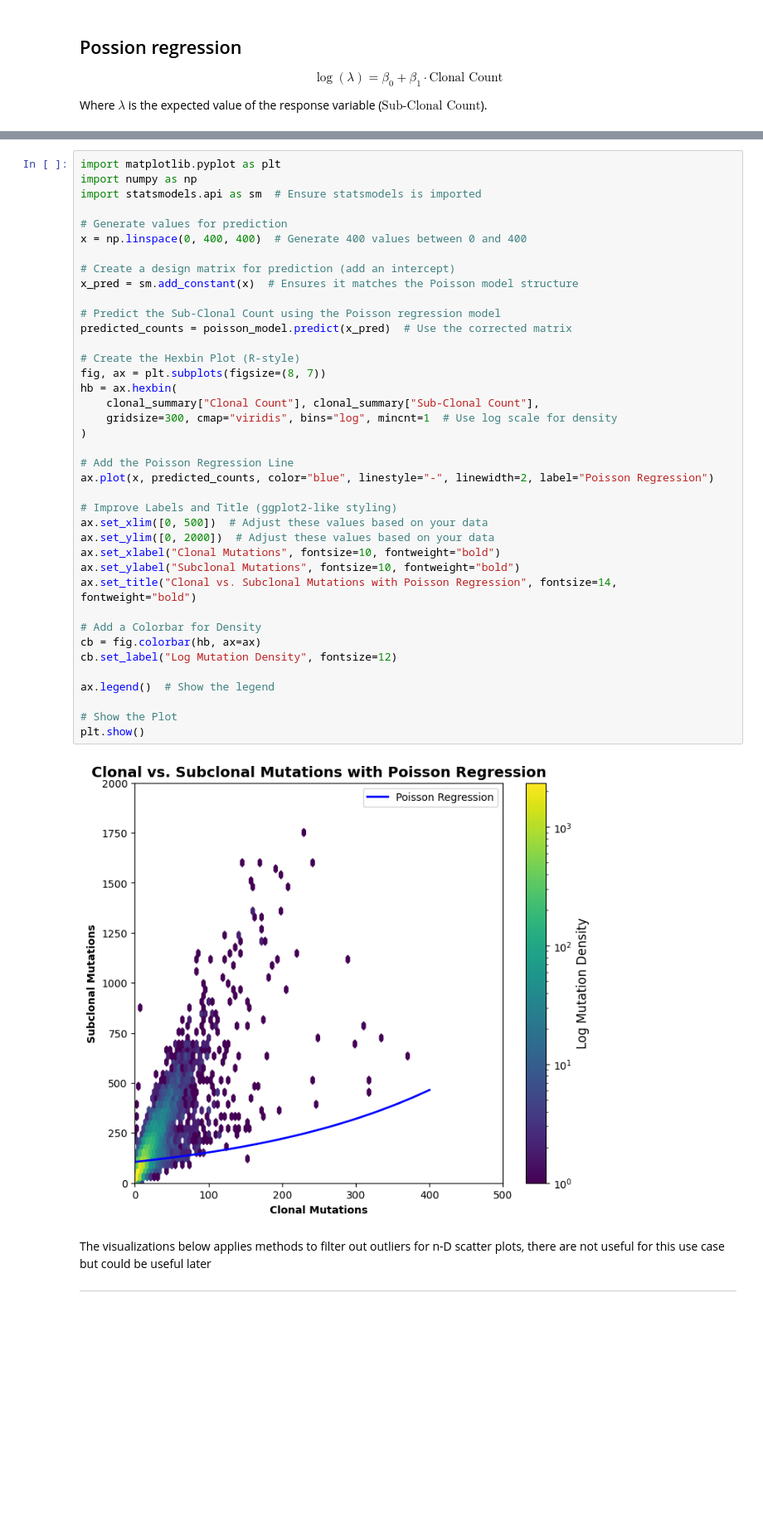
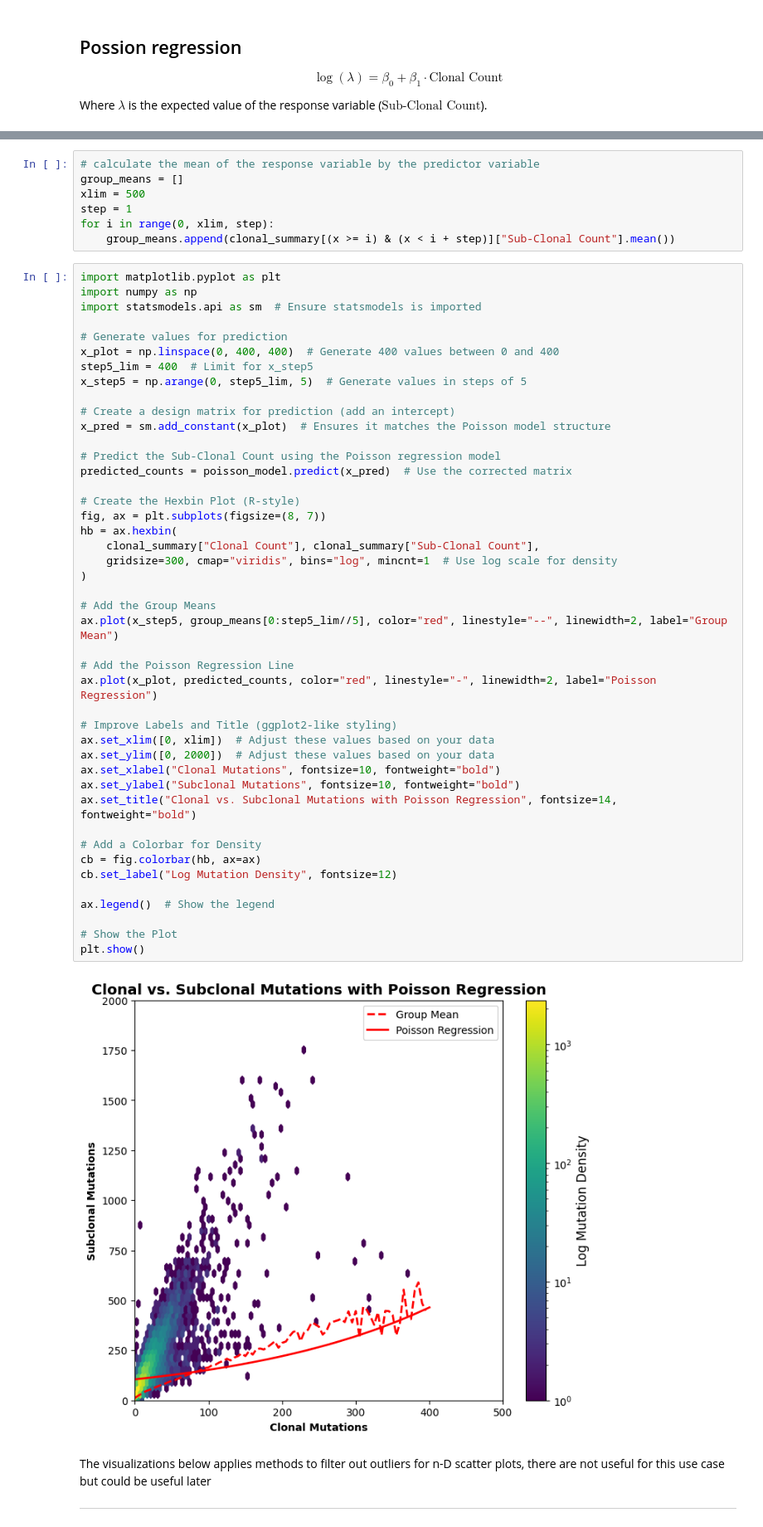
Before and after one commit to xiaopengh/Clone_Driver, a Jupyter notebook: notebook.ipynb, the cells around one changed output, grey strips where cells are left out. Shown at 83% size. Saved outputs shown, nothing was run; the diff lists cells and outputs as text; blank space fills up the shorter version.

```diff
--- a/notebook.ipynb
+++ b/notebook.ipynb
@@ -198,47 +198,59 @@ Covariance Type:            nonrobust
 const            4.6547      0.001   6919.700      0.000       4.653       4.656
 Clonal Count     0.0037   3.82e-06    972.385      0.000       0.004       0.004
 ================================================================================
+# %%
+# calculate the mean of the response variable by the predictor variable
+group_means = []
+xlim = 500
+step = 1
+for i in range(0, xlim, step):
+    group_means.append(clonal_summary[(x >= i) & (x < i + step)]["Sub-Clonal Count"].mean())
 # %%
 import matplotlib.pyplot as plt
 import numpy as np
 import statsmodels.api as sm  # Ensure statsmodels is imported
 
 # Generate values for prediction
-x = np.linspace(0, 400, 400)  # Generate 400 values between 0 and 400
+x_plot = np.linspace(0, 400, 400)  # Generate 400 values between 0 and 400
+step5_lim = 400  # Limit for x_step5
+x_step5 = np.arange(0, step5_lim, 5)  # Generate values in steps of 5
 
 # Create a design matrix for prediction (add an intercept)
-x_pred = sm.add_constant(x)  # Ensures it matches the Poisson model structure
+x_pred = sm.add_constant(x_plot)  # Ensures it matches the Poisson model structure
 
 # Predict the Sub-Clonal Count using the Poisson regression model
 predicted_counts = poisson_model.predict(x_pred)  # Use the corrected matrix
 
 # Create the Hexbin Plot (R-style)
 fig, ax = plt.subplots(figsize=(8, 7))
 hb = ax.hexbin(
     clonal_summary["Clonal Count"], clonal_summary["Sub-Clonal Count"],
     gridsize=300, cmap="viridis", bins="log", mincnt=1  # Use log scale for density
 )
 
+# Add the Group Means
+ax.plot(x_step5, group_means[0:step5_lim//5], color="red", linestyle="--", linewidth=2, label="Group Mean")
+
 # Add the Poisson Regression Line
-ax.plot(x, predicted_counts, color="blue", linestyle="-", linewidth=2, label="Poisson Regression")
+ax.plot(x_plot, predicted_counts, color="red", linestyle="-", linewidth=2, label="Poisson Regression")
 
 # Improve Labels and Title (ggplot2-like styling)
-ax.set_xlim([0, 500])  # Adjust these values based on your data
+ax.set_xlim([0, xlim])  # Adjust these values based on your data
 ax.set_ylim([0, 2000])  # Adjust these values based on your data
 ax.set_xlabel("Clonal Mutations", fontsize=10, fontweight="bold")
 ax.set_ylabel("Subclonal Mutations", fontsize=10, fontweight="bold")
 ax.set_title("Clonal vs. Subclonal Mutations with Poisson Regression", fontsize=14, fontweight="bold")
 
 # Add a Colorbar for Density
 cb = fig.colorbar(hb, ax=ax)
 cb.set_label("Log Mutation Density", fontsize=12)
 
 ax.legend()  # Show the legend
 
 # Show the Plot
 plt.show()
 # %% [output]
-[figure, old version]
+[figure, new version]
 # %% [markdown]
 The visualizations below applies methods to filter out outliers for n-D scatter plots, there are not useful for this use case but could be useful later
 
```
Also changed, not shown: parts of 1 cell of this notebook.
